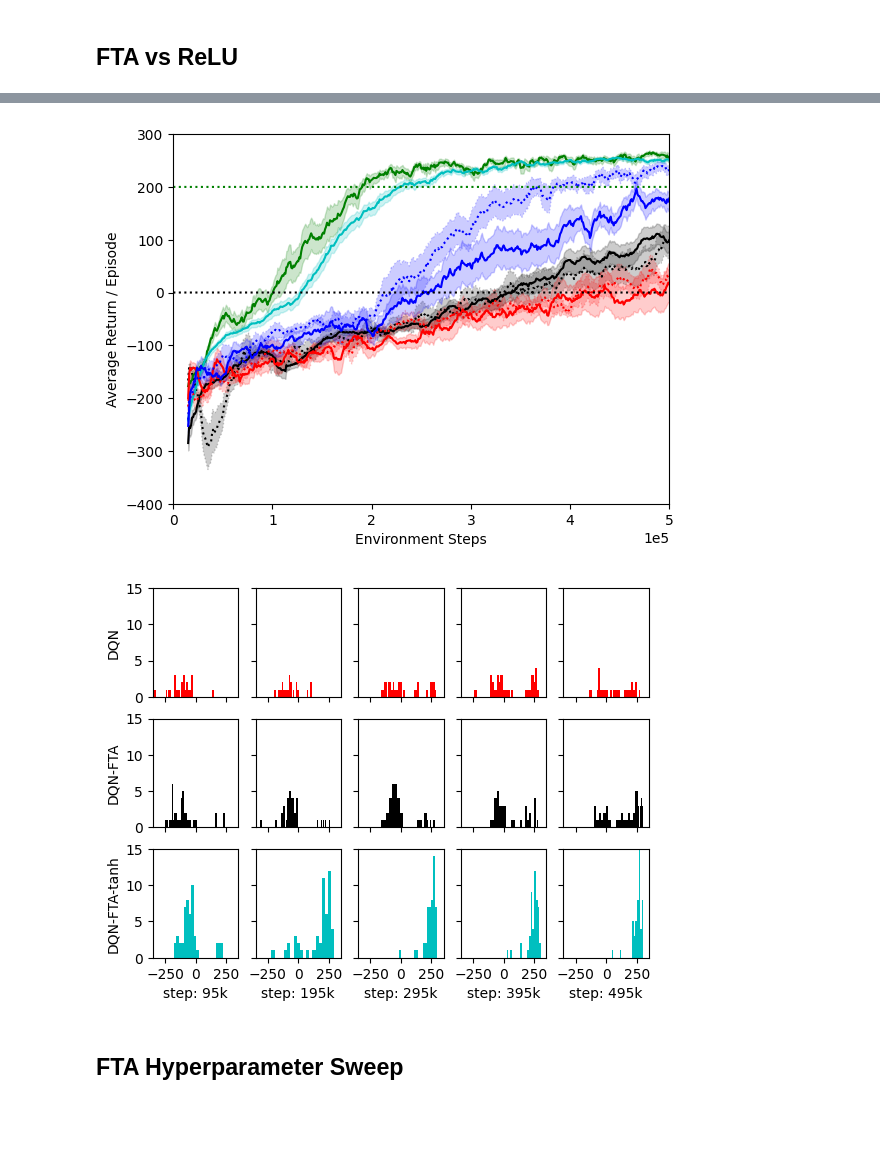
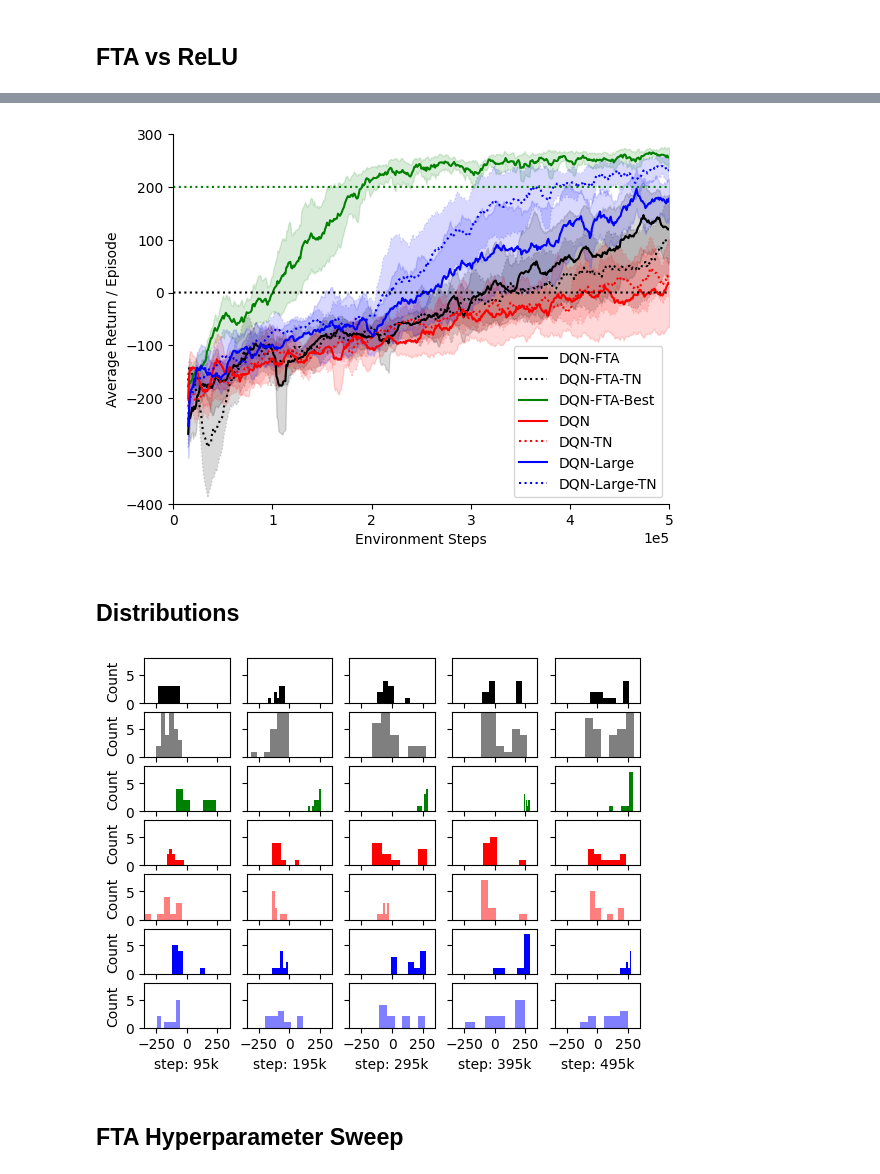
Before and after one commit to vtkachuk4/RL1-Project, a Jupyter notebook: target/plot.ipynb, the cells around one changed output, grey strips where cells are left out. Cells and saved outputs as stored; diff of their text form; code cells hidden in the pictures; blank space fills up the shorter version.

```diff
--- a/target/plot.ipynb
+++ b/target/plot.ipynb
@@ -101,26 +107,29 @@ for i, activation in enumerate(sorted(df_dict.keys())):
         # smoothing scores for each run and calculating mean and ste
         scores = df_dict[activation][target][which_scores]
         smooth_scores = smooth_data(scores, smoothness)
-        scores_mean, scores_ste = get_mean_ste(smooth_scores)
+        scores_mean, confint_l, confint_u = get_mean_confint(smooth_scores)
 
         x_start_index = df_dict[activation][target]["steps"].shape[0] - smooth_scores.shape[0]
         x = df_dict[activation][target]["steps"][x_start_index:]
 
+        label = "DQN"
         if activation == "fta":
             color = "k"
+            label = label + "-FTA"
         elif activation == "ftabest":
             color = "g"
+            label = label + "-FTA-Best"
         elif activation == "relu":
             color = "r"
-        elif activation == "ftatanh":
-            color = "c"
         else:
             color = "b"
+            label = label + "-Large"
         style = ":" if target =="True" else "-"
+        label = label + "-TN" if target =="True" else label
         target_label = "with_target" if target =="True" else "wo_target"
-        plt.plot(x, scores_mean, f"{color}{style}", label=f"{activation}_{target_label}")
-        plt.fill_between(x, scores_mean+scores_ste, scores_mean-scores_ste, alpha=0.2, color=color, linestyle=style)
-# plt.legend(loc="upper left")
+        plt.plot(x, scores_mean, f"{color}{style}", label=label)
+        plt.fill_between(x, confint_l, confint_u, alpha=0.15, color=color, linestyle=style)
+plt.legend(loc="lower right")
 plt.plot(np.zeros(500000), "k:")
 plt.plot(np.zeros(500000)+200, "g:")
 # plt.title("FTA vs ReLU")
@@ -128,22 +137,22 @@ plt.ylim([-400, 300])
 plt.xlim([0, 500000])
 # plt.grid()
 ax = plt.gca()
-#ax.spines.right.set_visible(False)
-#ax.spines.top.set_visible(False)
+ax.spines.right.set_visible(False)
+ax.spines.top.set_visible(False)
 ax.ticklabel_format(axis='x', style='sci', scilimits=(0,0))
 ax.set_xlabel("Environment Steps")
 ax.set_ylabel("Average Return / Episode")
 plt.show()
 # %% [output]
-[figure, old version]
+[figure, new version]
+# %% [markdown]
+## Distributions
 # %%
 which_scores = "scores" # "avg_scores" or "scores"
 smoothness = 10 # int or None
 include_ftabest = True
 
-fig, axs = plt.subplots(3, 5)
-bin_count = 20
-
+fig, axs = plt.subplots(7, 5)
 for i, activation in enumerate(sorted(df_dict.keys())):
     if not include_ftabest and activation == "ftabest":
         continue
@@ -160,7 +169,6 @@ for i, activation in enumerate(sorted(df_dict.keys())):
         x_start_index = df_dict[activation][target]["steps"].shape[0] - smooth_scores.shape[0]
         x = df_dict[activation][target]["steps"][x_start_index:]
 
-        """
         if activation == "fta":
             color = "k"
             if target == 'True':
@@ -173,88 +181,61 @@ for i, activation in enumerate(sorted(df_dict.keys())):
             color = "g"
             plot_num = 2
             alpha=1
-        elif activation == "ftatanh":
-            color = "c"
-            plot_num = 3
-            alpha=1
         elif activation == "relu":
             color = "r"
             if target == 'True':
-                plot_num = 4
+                plot_num = 3
                 alpha=1
             else:
-                plot_num = 5
+                plot_num = 4
                 alpha=0.5
-        elif activation == "relularge":
+        else:
             color = "b"
             if target == 'True':
-                plot_num = 6
+                plot_num = 5
                 alpha=1
             else:
-                plot_num = 7
+                plot_num = 6
                 alpha=0.5
-        """
-        if activation == "relu":
-            color = "r"
-            if target == 'True':
-                pass
-            else:
-                plot_num = 0
-                alpha=1
-        elif activation == "fta":
-            color = "k"
-            if target == 'True':
-                pass
-            else:
-                plot_num = 1
-                alpha=1
-        elif activation == "ftatanh":
-            color = "c"
-            plot_num = 2
-            alpha=1
-
         style = ":" if target =="True" else "-"
         target_label = "with_target" if target =="True" else "wo_target"
         density = False
         #plt.figure(1)
         #plt.subplot(151)
 
-        axs[plot_num, 0].hist(scores[95,:].flatten(), bin_count, density=density, facecolor=color, alpha=alpha)
+        axs[plot_num, 0].hist(scores[95,:].flatten(), 6, density=density, facecolor=color, alpha=alpha)
         #plt.subplot(152)
-        axs[plot_num, 1].hist(scores[195,:].flatten(), bin_count, density=density, facecolor=color, alpha=alpha)
+        axs[plot_num, 1].hist(scores[195,:].flatten(), 6, density=density, facecolor=color, alpha=alpha)
         #plt.subplot(153)
-        axs[plot_num, 2].hist(scores[295,:].flatten(), bin_count, density=density, facecolor=color, alpha=alpha)
+        axs[plot_num, 2].hist(scores[295,:].flatten(), 6, density=density, facecolor=color, alpha=alpha)
         #plt.subplot(154)
-        axs[plot_num, 3].hist(scores[395,:].flatten(), bin_count, density=density, facecolor=color, alpha=alpha)
+        axs[plot_num, 3].hist(scores[395,:].flatten(), 6, density=density, facecolor=color, alpha=alpha)
         #plt.subplot(155)
-        axs[plot_num, 4].hist(scores[495,:].flatten(), bin_count, density=density, facecolor=color, alpha=alpha)
+        axs[plot_num, 4].hist(scores[495,:].flatten(), 6, density=density, facecolor=color, alpha=alpha)
         #plt.plot(x, scores_mean, f"{color}{style}", label=f"{activation}_{target_label}")
         #plt.fill_between(x, scores_mean+scores_ste, scores_mean-scores_ste, alpha=0.2, color=color, linestyle=style)
 # plt.legend(loc="upper left")
 #plt.plot(np.zeros(500000), "k:")
 #plt.plot(np.zeros(500000)+200, "g:")
 # plt.title("FTA vs ReLU")
 #plt.ylim([-400, 300])
 #plt.xlim([0, 500000])
 # plt.grid()
 ax = plt.gca()
 #ax.spines.right.set_visible(False)
 #ax.spines.top.set_visible(False)
 #ax.ticklabel_format(axis='x', style='sci', scilimits=(0,0))
 #ax.set_xlabel("Environment Steps")
 #ax.set_ylabel("Average Return / Episode")
-activation_list = ["DQN", "DQN-FTA", "DQN-FTA-tanh"]
 for i, ax in enumerate(axs.flat):
     step = 95 + (i % 5) * 100
     xlabel = "step: " + str(step) + "k"
-    if i % 5 == 0: ylabel = f'{activation_list[i//5]}'
-    else: ylabel = "Count"
-    ax.set(xlabel=xlabel, ylabel=ylabel, xlim=[-350, 350], ylim=[0, 15])
+    ax.set(xlabel=xlabel, ylabel='Count', xlim=[-350, 350], ylim=[0, 8])
 for ax in axs.flat:
     ax.label_outer()
 plt.show()
 # %% [output]
-[figure, old version]
+[figure, new version]
 # %% [markdown]
 ## FTA Hyperparameter Sweep
 # %% [markdown]
```
Also changed, not shown: parts of 7 cells of this notebook, 1 other file.
